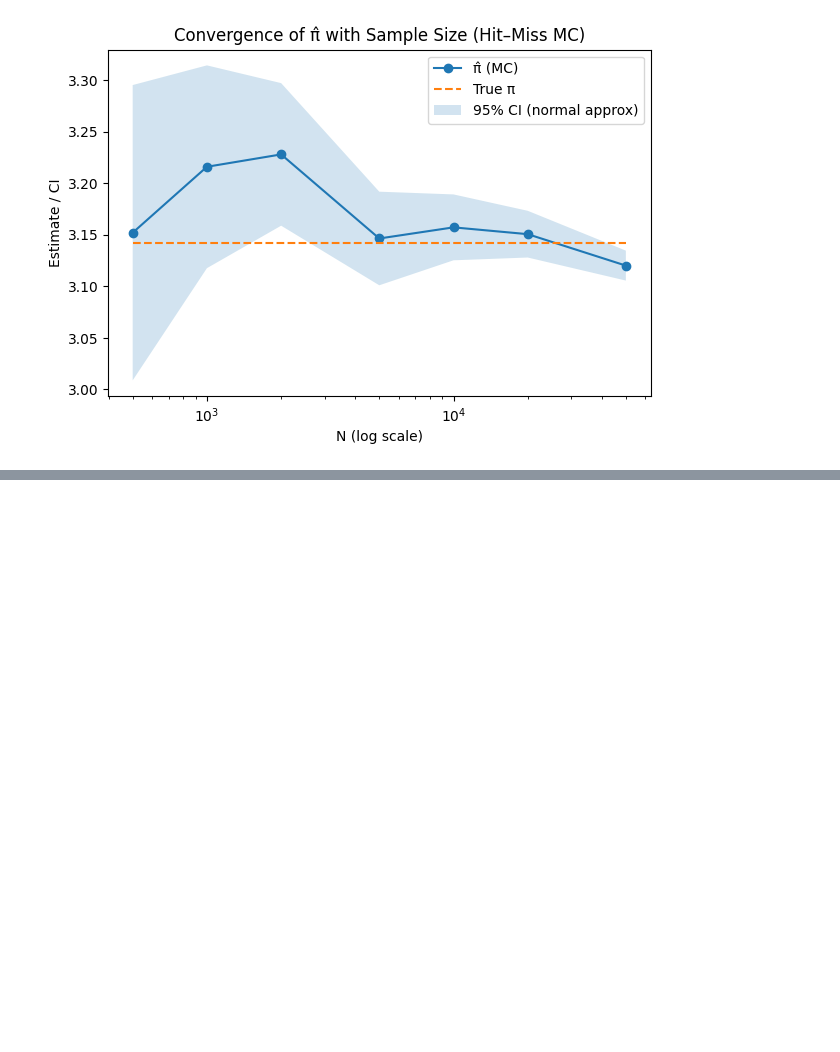
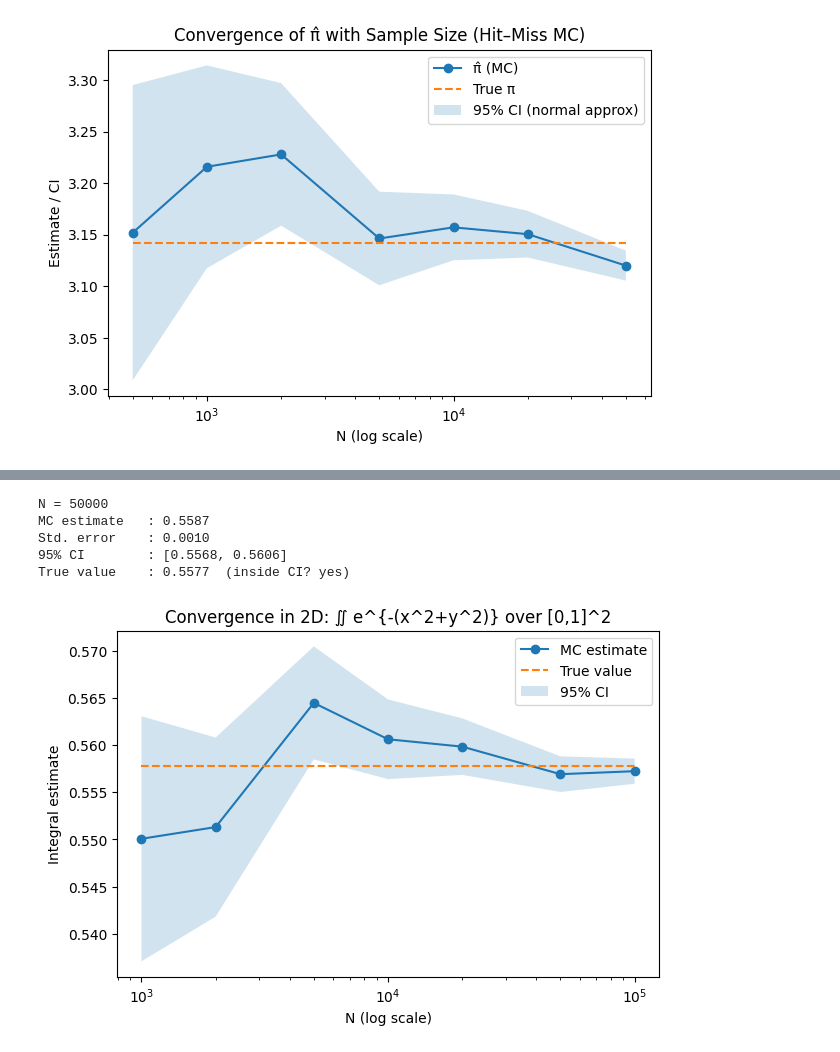
Before and after one commit to Mbaka11/Quant-Finance-Learning-Notes, a Jupyter notebook: Monte-Carlo/notebooks/02_MC_Probability_Integration.ipynb, the cells around one changed output, grey strips where cells are left out. Saved outputs shown, nothing was run; the diff lists cells and outputs as text; code cells hidden in the pictures; blank space fills up the shorter version.

```diff
--- a/Monte-Carlo/notebooks/02_MC_Probability_Integration.ipynb
+++ b/Monte-Carlo/notebooks/02_MC_Probability_Integration.ipynb
@@ -217,0 +444,65 @@ plt.show()
+# %%
+import scipy.integrate as integrate
+
+def mc_integral_2d(f, n_samples: int, rng: np.random.Generator):
+    """
+    Monte Carlo estimate of ∬_{[0,1]^2} f(x,y) dx dy using uniform sampling.
+    Returns (estimate, se, (ci_low, ci_high)).
+    """
+    x = rng.random(n_samples)
+    y = rng.random(n_samples)
+    vals = f(x, y)
+    est = vals.mean()
+    se = vals.std(ddof=1) / np.sqrt(n_samples)
+    ci_low = est - 1.96 * se
+    ci_high = est + 1.96 * se
+    return est, se, (ci_low, ci_high)
+
+# Target function and true value (via numerical integration)
+f2d = lambda x, y: np.exp(-(x**2 + y**2))
+
+# Note: dblquad integrates in order: y (inner), then x (outer)
+true_val_2d, _ = integrate.dblquad(
+    lambda yy, xx: math.exp(-(xx**2 + yy**2)),
+    0.0, 1.0,  # xx bounds
+    lambda xx: 0.0, lambda xx: 1.0  # yy bounds as functions of xx
+)
+
+N2 = 50_000
+est2, se2, (ci2_l, ci2_h) = mc_integral_2d(f2d, N2, rng)
+
+print(f"N = {N2}")
+print(f"MC estimate   : {f4(est2)}")
+print(f"Std. error    : {f4(se2)}")
+print(f"95% CI        : [{f4(ci2_l)}, {f4(ci2_h)}]")
+print(f"True value    : {f4(true_val_2d)}  (inside CI? {'yes' if (ci2_l <= true_val_2d <= ci2_h) else 'no'})")
+# %% [output]
+N = 50000
+MC estimate   : 0.5587
+Std. error    : 0.0010
+95% CI        : [0.5568, 0.5606]
+True value    : 0.5577  (inside CI? yes)
+# %%
+Ns = [1_000, 2_000, 5_000, 10_000, 20_000, 50_000, 100_000]
+estimates, ci_lows, ci_highs = [], [], []
+
+rng2 = np.random.default_rng(2025)
+
+for n in Ns:
+    est, se, (ci_l, ci_h) = mc_integral_2d(f2d, n, rng2)
+    estimates.append(est)
+    ci_lows.append(ci_l)
+    ci_highs.append(ci_h)
+
+fig, ax = plt.subplots(figsize=(7, 4.5))
+ax.plot(Ns, estimates, marker='o', label="MC estimate")
+ax.plot(Ns, [true_val_2d]*len(Ns), linestyle='--', label="True value")
+ax.fill_between(Ns, ci_lows, ci_highs, alpha=0.2, label="95% CI")
+ax.set_xscale("log")
+ax.set_xlabel("N (log scale)")
+ax.set_ylabel("Integral estimate")
+ax.set_title("Convergence in 2D: ∬ e^{-(x^2+y^2)} over [0,1]^2")
+ax.legend()
+plt.show()
+# %% [output]
+[figure, added]
```
Also changed, not shown: parts of 7 cells of this notebook.
